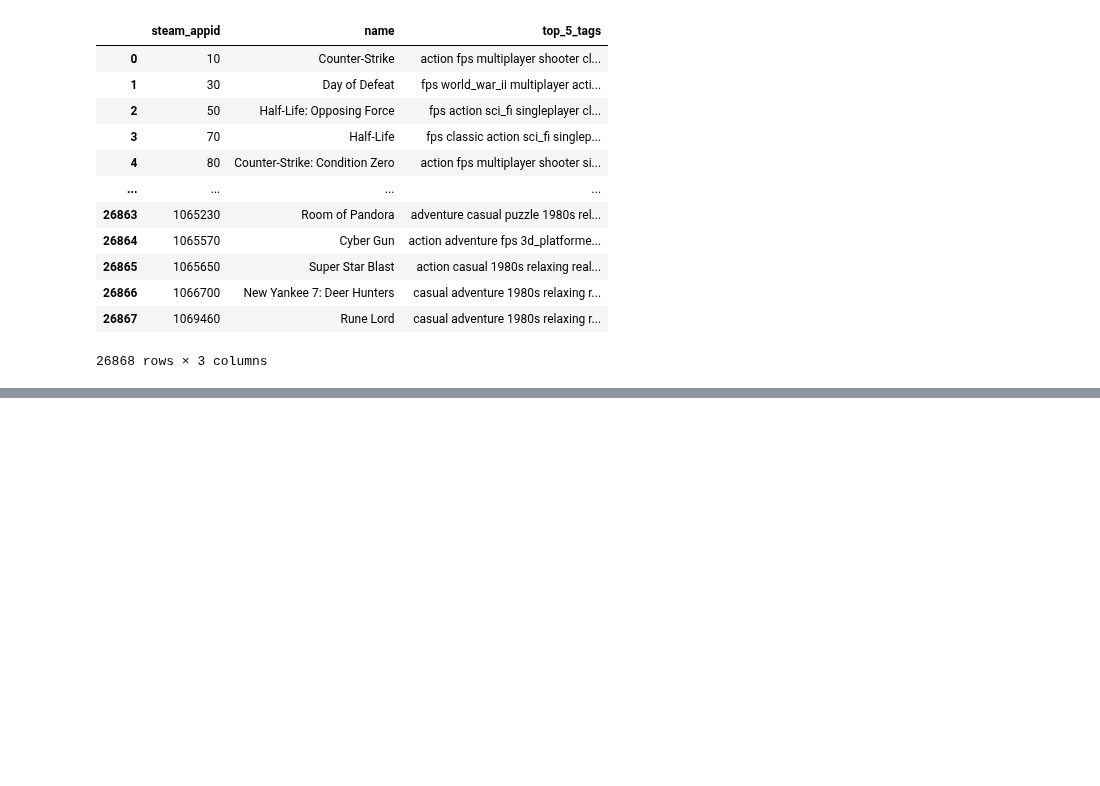
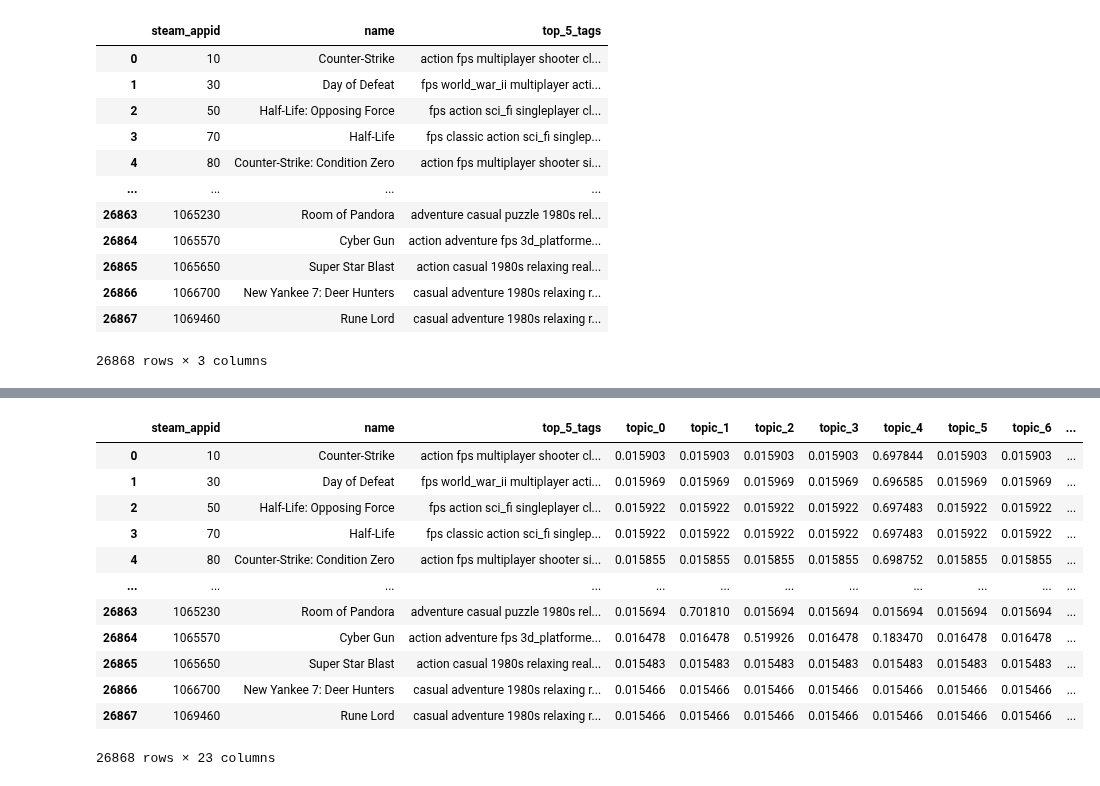
Before and after one commit to Rvanelven/steamator, a Jupyter notebook: notebooks/robin_#15_ nlp_375genres.ipynb, the cells around one changed output, grey strips where cells are left out. Cells and saved outputs as stored; diff of their text form; code cells hidden in the pictures; blank space fills up the shorter version.

```diff
--- a/notebooks/robin_#15_ nlp_375genres.ipynb
+++ b/notebooks/robin_#15_ nlp_375genres.ipynb
@@ -483,0 +534,20 @@ df_final.to_csv(r'../raw_data/df_with_topics.csv', index = False)
+# %%
+df_final_3 = df_final.join(df_final_with_20_probas)
+# %%
+df_final_3 = df_final_3.rename(columns={0: "topic_0", 1: "topic_1", 2: "topic_2", 3:"topic_3", 4:"topic_4", 5:"topic_5", 6:"topic_6", 7:"topic_7", 8:"topic_8",9:"topic_9",10:"topic_10", 11:"topic_11", 12:"topic_12", 13:"topic_13", 14:"topic_14", 15:"topic_15", 16:"topic_16", 17:"topic_17", 18:"topic_18", 19:"topic_19"})
+# %%
+df_final_3
+# %% [output]
+|  | steam_appid | name | top_5_tags | topic_0 | topic_1 | topic_2 | topic_3 | topic_4 | topic_5 | topic_6 | ... |
+| 0 | 10 | Counter-Strike | action fps multiplayer shooter cl... | 0.015903 | 0.015903 | 0.015903 | 0.015903 | 0.697844 | 0.015903 | 0.015903 | ... |
+| 1 | 30 | Day of Defeat | fps world_war_ii multiplayer acti... | 0.015969 | 0.015969 | 0.015969 | 0.015969 | 0.696585 | 0.015969 | 0.015969 | ... |
+| 2 | 50 | Half-Life: Opposing Force | fps action sci_fi singleplayer cl... | 0.015922 | 0.015922 | 0.015922 | 0.015922 | 0.697483 | 0.015922 | 0.015922 | ... |
+| 3 | 70 | Half-Life | fps classic action sci_fi singlep... | 0.015922 | 0.015922 | 0.015922 | 0.015922 | 0.697483 | 0.015922 | 0.015922 | ... |
+| 4 | 80 | Counter-Strike: Condition Zero | action fps multiplayer shooter si... | 0.015855 | 0.015855 | 0.015855 | 0.015855 | 0.698752 | 0.015855 | 0.015855 | ... |
+| ... | ... | ... | ... | ... | ... | ... | ... | ... | ... | ... | ... |
+| 26863 | 1065230 | Room of Pandora | adventure casual puzzle 1980s rel... | 0.015694 | 0.701810 | 0.015694 | 0.015694 | 0.015694 | 0.015694 | 0.015694 | ... |
+| 26864 | 1065570 | Cyber Gun | action adventure fps 3d_platforme... | 0.016478 | 0.016478 | 0.519926 | 0.016478 | 0.183470 | 0.016478 | 0.016478 | ... |
+| 26865 | 1065650 | Super Star Blast | action casual 1980s relaxing real... | 0.015483 | 0.015483 | 0.015483 | 0.015483 | 0.015483 | 0.015483 | 0.015483 | ... |
+| 26866 | 1066700 | New Yankee 7: Deer Hunters | casual adventure 1980s relaxing r... | 0.015466 | 0.015466 | 0.015466 | 0.015466 | 0.015466 | 0.015466 | 0.015466 | ... |
+| 26867 | 1069460 | Rune Lord | casual adventure 1980s relaxing r... | 0.015466 | 0.015466 | 0.015466 | 0.015466 | 0.015466 | 0.015466 | 0.015466 | ... |
+26868 rows × 23 columns
```
Also changed, not shown: parts of 36 cells of this notebook.
